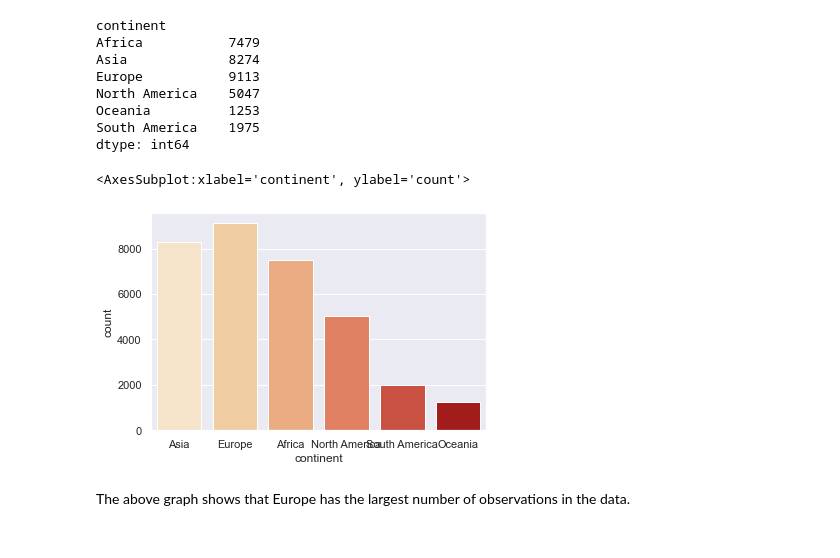
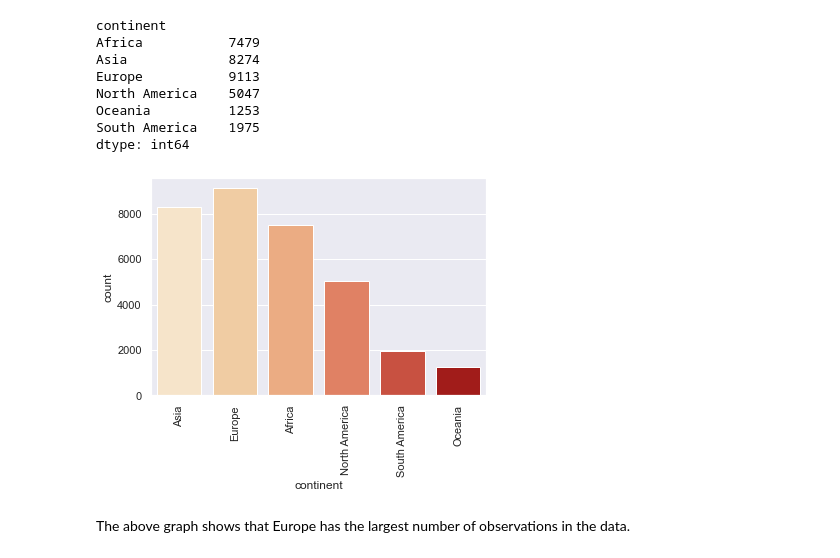
Before and after one commit to kamsingh11/Covid-19, a Jupyter notebook: COVID-19-Death Analysis.ipynb, the cells around one changed output. Saved outputs shown, nothing was run; the diff lists cells and outputs as text; code cells hidden in the pictures.

```diff
--- a/COVID-19-Death Analysis.ipynb
+++ b/COVID-19-Death Analysis.ipynb
@@ -135,0 +154,3 @@ df['date']= pd.to_datetime(df['date'])
+# %%
+df = df.set_index('date')
+df.head(3)
@@ -234,7 +261,6 @@ df.describe(include = 'O')
 Looking at the categorical variables. Some of the rows for iso_code has no values and corresponding continent also doesn't have any values. Also, the corresponding location has only "International" as the values. This means there is no way to track which location in these rows belongs to which continent and such. Therefore, we should remove these rows. There are only 64 such rows with no values in iso_code variables. Therefore, removing such a small data will not affect our model.
 # %%
 df = df.dropna(how='all', subset=['iso_code'])
-df.drop('iso_code', 1, inplace = True)
 # %% [markdown]
 #### Looking at shape of the new dataset
 
@@ -360,7 +379,0 @@ df1 = pd.DataFrame(data=imputer.transform(df[columns]) , columns=df[columns].col
-# %%
-df = df[['continent', 'location', 'date']]
-df['tmp'] = 1
-df1['tmp'] = 1
-
-df = pd.concat([df, df1], axis=1, join='inner')
-df = df.drop('tmp', axis=1)
@@ -372,3 +380,5 @@ See the caveats in the documentation: http://pandas.pydata.org/pandas-docs/stabl
+# %%
+df.drop(['extreme_poverty'], axis = 1, inplace = True)
 # %%
 df.head()
 # %% [output]
@@ -502,9 +512,10 @@ South America    1975
 dtype: int64
 # %%
 sns.countplot(x='continent',data=df, palette="OrRd")
+plt.xticks(rotation = 90)
+plt.show()
 # %% [output]
-<AxesSubplot:xlabel='continent', ylabel='count'>
-[figure, old version]
+[figure, new version]
 # %% [markdown]
 The above graph shows that Europe has the largest number of observations in the data.
 # %% [markdown]
```
Also changed, not shown: parts of 54 cells of this notebook.
